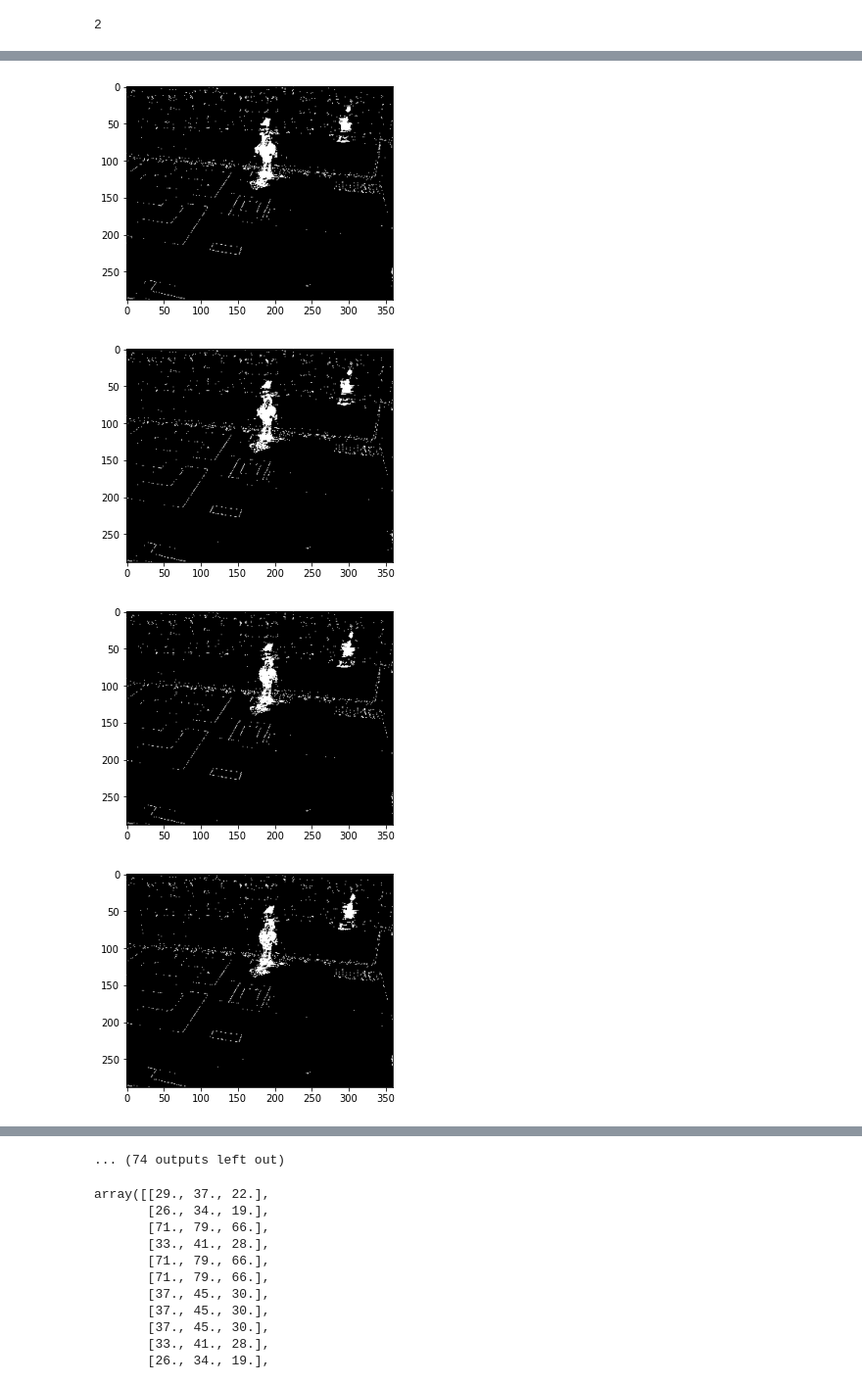
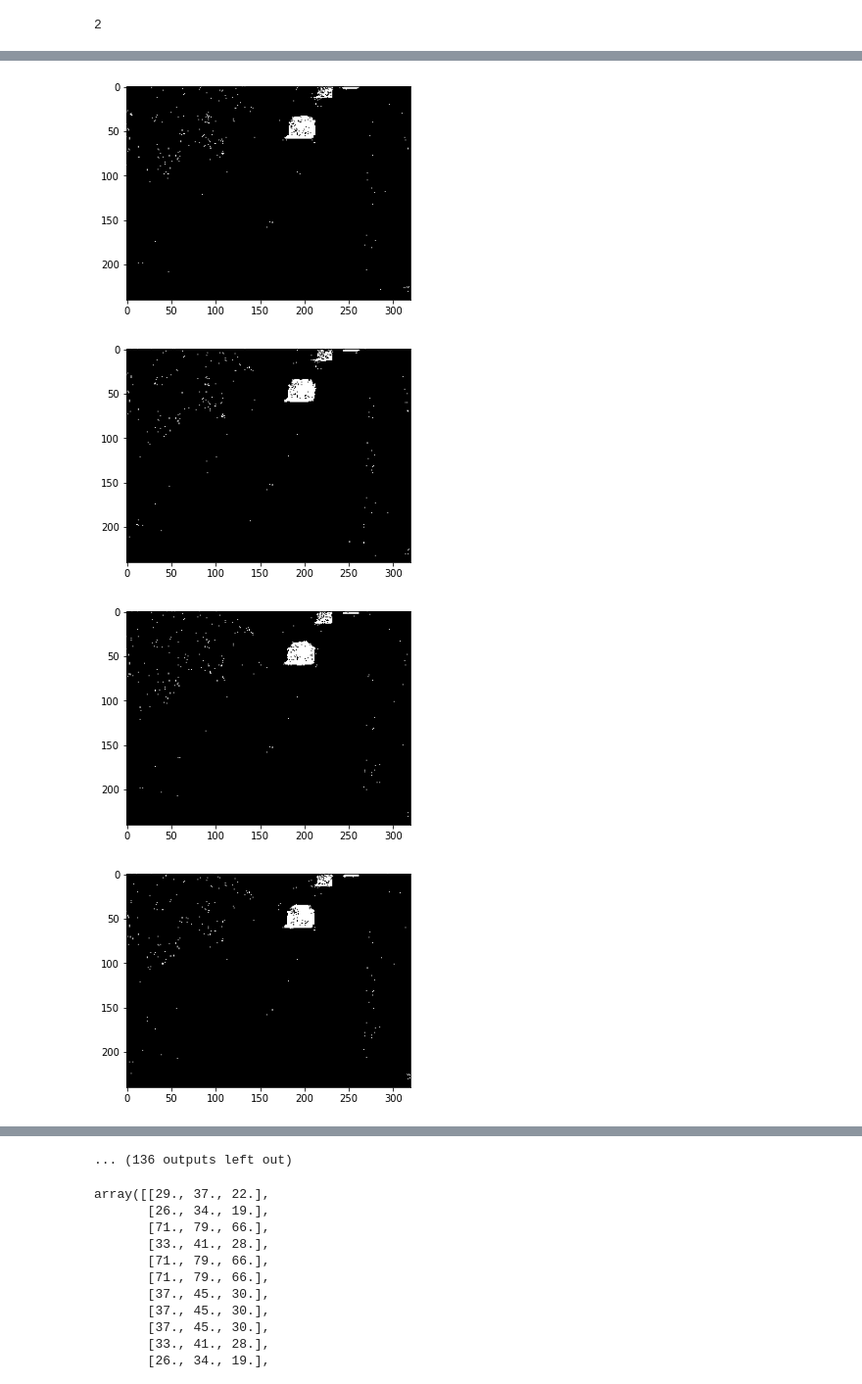
Before and after one commit to GuillaumeGirouard/INF6804, a Jupyter notebook: TP2/tp2.ipynb, the cells around one changed output, grey strips where cells are left out. Shown at 98% size. Drawn from its saved outputs; the diff is of its cells as text; code cells hidden in the pictures.

```diff
--- a/TP2/tp2.ipynb
+++ b/TP2/tp2.ipynb
@@ -824,3 +825,29 @@ for i in range(1,5):
 randrange(3)
 # %% [output]
 2
+# %%
+import cv2
+resize_relation=1
+
+img=io.imread(input_data["highway"][0])#,as_gray=True)
+img_shape=np.shape(img)
+img=cv2.resize(img,(img_shape[1]//resize_relation,img_shape[0]//resize_relation))
+nb_samples=40
+background=initBackground(img,nb_samples)#,gray_scale=True)
+for input in input_data["highway"][500:600]:
+    img=io.imread(input)#,as_gray=True)
+    img_shape=np.shape(img)
+    img=cv2.resize(img,(img_shape[1]//resize_relation,img_shape[0]//resize_relation))
+    #res=segmentationViBe2(img,background,0.15,2,nb_samples)
+    res=segmentationViBe4(img,background,20,2,nb_samples,16)
+for input in input_data["highway"][600:1100]:
+    img=io.imread(input)#,as_gray=True)
+    img_shape=np.shape(img)
+    img=cv2.resize(img,(img_shape[1]//resize_relation,img_shape[0]//resize_relation))
+    #res=segmentationViBe2(img,background,0.15,2,nb_samples)
+    res=segmentationViBe4(img,background,50,4,nb_samples,30)
+    #Image.fromarray(res).convert('L').save(input.replace("input","output_vibe"),format="PNG")
+    #plt.imshow(img,cmap='gray')
+    #plt.show()
+    plt.imshow(res,cmap='gray')
+    plt.show()
@@ -827,25 +868,31 @@ randrange(3)
 # %%
 import cv2
-resize_relation=2
+resize_relation=1
 
-img=io.imread(input_data["PETS2006"][0])#,as_gray=True)
+img=io.imread(input_data["highway"][0])#,as_gray=True)
 img_shape=np.shape(img)
 img=cv2.resize(img,(img_shape[1]//resize_relation,img_shape[0]//resize_relation))
 nb_samples=20
 background=initBackground(img,nb_samples)#,gray_scale=True)
-for input in input_data["PETS2006"][600:1100]:
+for input in input_data["highway"][500:600]:
+    img=io.imread(input)#,as_gray=True)
+    img_shape=np.shape(img)
+    img=cv2.resize(img,(img_shape[1]//resize_relation,img_shape[0]//resize_relation))
+    #res=segmentationViBe2(img,background,0.15,2,nb_samples)
+    res=segmentationViBe4(img,background,20,2,nb_samples,16)
+for input in input_data["highway"][600:1100]:
     img=io.imread(input)#,as_gray=True)
     img_shape=np.shape(img)
     img=cv2.resize(img,(img_shape[1]//resize_relation,img_shape[0]//resize_relation))
     #res=segmentationViBe2(img,background,0.15,2,nb_samples)
     res=segmentationViBe4(img,background,20,2,nb_samples,16)
     #Image.fromarray(res).convert('L').save(input.replace("input","output_vibe"),format="PNG")
     #plt.imshow(img,cmap='gray')
     #plt.show()
     plt.imshow(res,cmap='gray')
     plt.show()
 # %% [output]
-[figure, old version]
+[figure, new version]
-[figure, old version]
+[figure, new version]
-[figure, old version]
+[figure, new version]
-[figure, old version]
+[figure, new version]
@@ -860,4 +907,4 @@ for input in input_data["PETS2006"][600:1100]:
-... (74 outputs left out)
+... (136 outputs left out)
 # %%
 import cv2
 MOG=cv2.createBackgroundSubtractorMOG2(detectShadows=False)
```
Also changed, not shown: parts of 23 cells of this notebook, 1 other file.
